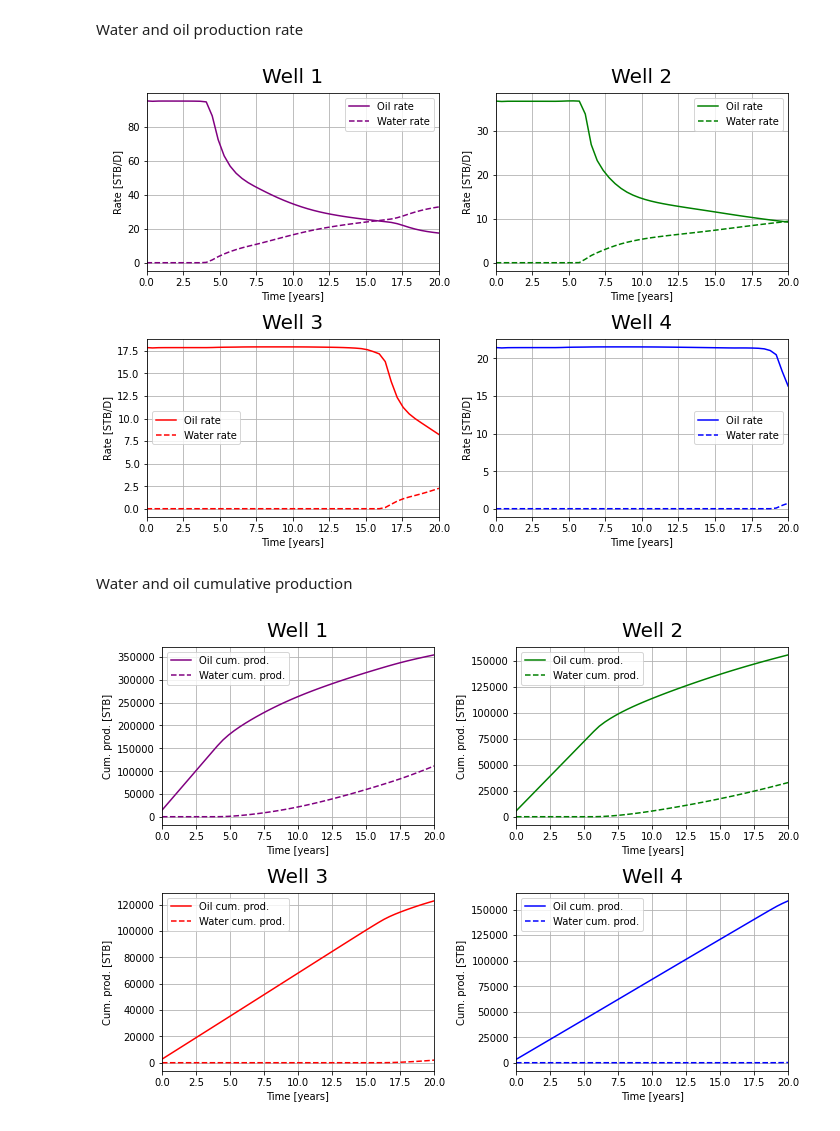
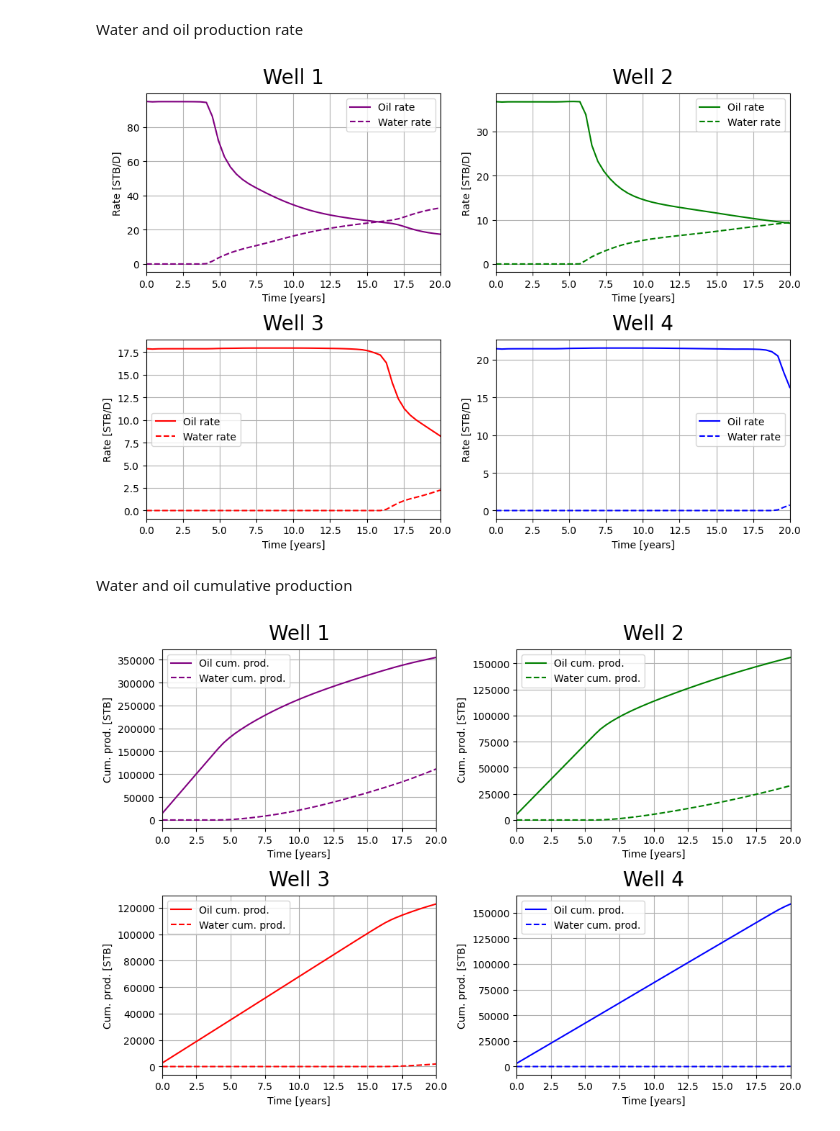
Before and after one commit to yohanesnuwara/pyMRST, a Jupyter notebook: notebooks/pyMRST_oilwaterflooding.ipynb, the cells around one changed output. Cells and saved outputs as stored; diff of their text form; code cells hidden in the pictures.

```diff
--- a/notebooks/pyMRST_oilwaterflooding.ipynb
+++ b/notebooks/pyMRST_oilwaterflooding.ipynb
@@ -423,35 +423,35 @@ Water and oil production rate
 # %%
 from pymrst_units import *
 
 # Plot well solutions
 directory = "/content/result_oilwater_2phase"
 
 # Time entry
 t = np.linspace(0, totTime, numSteps)
 t = t*day()/year() # Convert from day to year
 
 color = ["purple", "green", "red", "blue"]
 plt.figure(figsize=(10,7))
 
 for i in range(4):
   plt.subplot(2,2,i+1)
   well_qOs = pymrst.getWellSol(directory, "well{}_qOs.mat".format(i+1))
   well_qWs = pymrst.getWellSol(directory, "well{}_qWs.mat".format(i+1))
 
   # Convert rates from m3/s to STB/D
   plt.plot(t, well_qOs/(stb()/day()), color=color[i], label="Oil rate")
   plt.plot(t, well_qWs/(stb()/day()), '--', color=color[i], label="Water rate")
 
   plt.title("Well {}".format(i+1), size=20, pad=10)
   plt.xlabel("Time [years]"); plt.ylabel("Rate [STB/D]")
   plt.xlim(0,20)
   plt.grid()
   plt.legend()
 
-plt.tight_layout(1.2)
+plt.tight_layout()
 plt.show()
 # %% [output]
-[figure, old version]
+[figure, new version]
 # %% [markdown]
 Water and oil cumulative production
 # %%
@@ -487,7 +487,7 @@ for i in range(4):
   plt.grid()
   plt.legend()
 
-plt.tight_layout(1.2)
+plt.tight_layout()
 plt.show()
 # %% [output]
-[figure, old version]
+[figure, new version]
```
Also changed, not shown: parts of 8 cells of this notebook.
